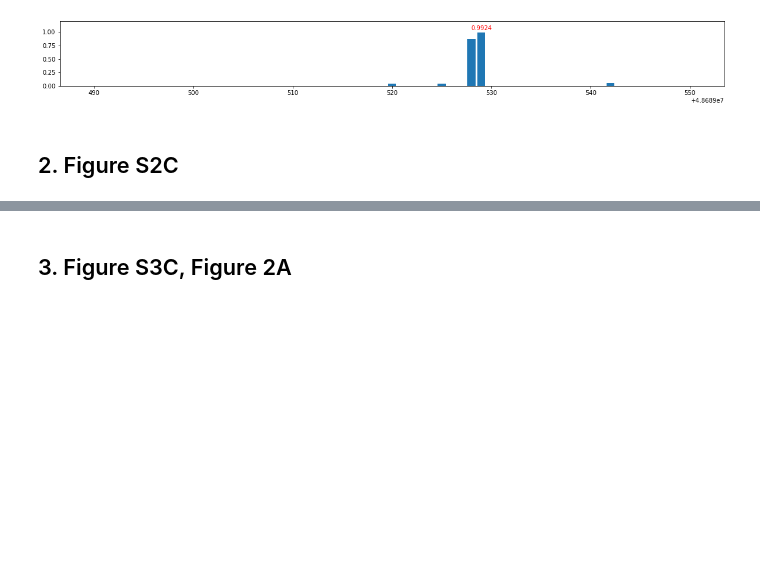
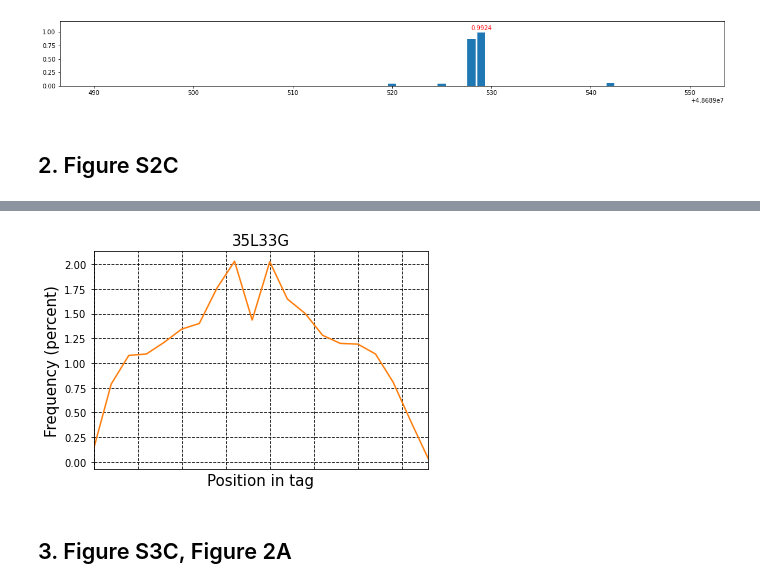
Before and after one commit to kangjunseo/Bioinformatics, a Jupyter notebook: QBioLab_Internship/Mission4.ipynb, the cells around one changed output, grey strips where cells are left out. Drawn from its saved outputs; the diff is of its cells as text; code cells hidden in the pictures; blank space fills up the shorter version.

```diff
--- a/QBioLab_Internship/Mission4.ipynb
+++ b/QBioLab_Internship/Mission4.ipynb
@@ -151,4 +194,2 @@ CLIP_df.to_csv('CLIP.csv',sep='\t')
 # %%
 CLIP_df.drop_duplicates(subset=['SEQ'], inplace=True)
-# %%
-CLIP_df = CLIP_df[~CLIP_df['CIGAR'].str.contains('S')]
@@ -174,24 +217,30 @@ gene_dict = {ff[0] : ff[1] for ff in fasta_iter("ref_gene/GRCm39.primary_assembl
 # %%
-for row in CLIP_df.iloc[:100,:].itertuples():
+sub_map = [[0 for _ in range(4)] for _ in range(20)]
+smap = {'A':0, 'T':1, 'G':2, 'C':3}
+
+for cnt, row in enumerate(CLIP_df.itertuples()):
+    if cnt%200000==0 : print(int(cnt/665000), end=' ')
     pos = int(row.POS)-1
     cur_pos = 0
     L = len(row.SEQ)
-    smap = {'A':0,'T':0,'G':0,'C':0}
     cigar, D, I = parse_cigar(row.CIGAR)
     refseq = trans_dict[row.RNAME] if row.RNAME.startswith("EN") else gene_dict[row.RNAME]
-    print('#########################')
-    print(cigar)
-    while cigar:
-        flag, cnt = cigar.pop(0)
+
+    for flag, cnt in cigar:
         if flag == 'D' or flag == 'N':
             pos+=cnt
         elif flag == 'I':
             cur_pos+=cnt
         else:  #'M'
             while cnt:
-                if row.SEQ[cur_pos] != refseq[pos]: smap[row.SEQ[cur_pos]]+=1
+                if row.SEQ[cur_pos] != refseq[pos]: sub_map[int(cur_pos/L*20)][smap[refseq[pos]]]+=1
                 cur_pos+=1
                 pos+=1
                 cnt-=1
-    print(smap,D,I)
+
+sub_df = pd.DataFrame(sub_map)
+sub_df.columns = smap.keys()
+sub_df['Total'] = sub_df['A'] + sub_df['T'] + sub_df['G'] + sub_df['C']
+
+sub_dftrans_dict
 # %% [output]
@@ -214,0 +265,5 @@ for row in CLIP_df.iloc[:100,:].itertuples():
+# %%
+total = sum([len(row.SEQ) for row in CLIP_df.itertuples()])
+# %%
+sub_df['percent'] = sub_df['Total']/total*100*20
+sub_df
@@ -215,3 +288,19 @@ for row in CLIP_df.iloc[:100,:].itertuples():
+# %%
+plt.title("35L33G", fontsize=15)
+plt.plot(sub_df['percent'] , 'C1')
+plt.grid(linestyle = '--', color = 'black')
+plt.xlim([0,19])
+plt.xlabel('Position in tag', fontsize=15)
+plt.ylabel('Frequency (percent)', fontsize=15)
+plt.tick_params(
+    axis='x',          # changes apply to the x-axis
+    which='both',      # both major and minor ticks are affected
+    bottom=False,      # ticks along the bottom edge are off
+    top=False,         # ticks along the top edge are off
+    labelbottom=False) # labels along the bottom edge are off
+plt.show()
+# %% [output]
+[figure, added]
 # %% [markdown]
 ## 3. Figure S3C, Figure 2A
 # %%
```
Also changed, not shown: parts of 6 cells of this notebook.
